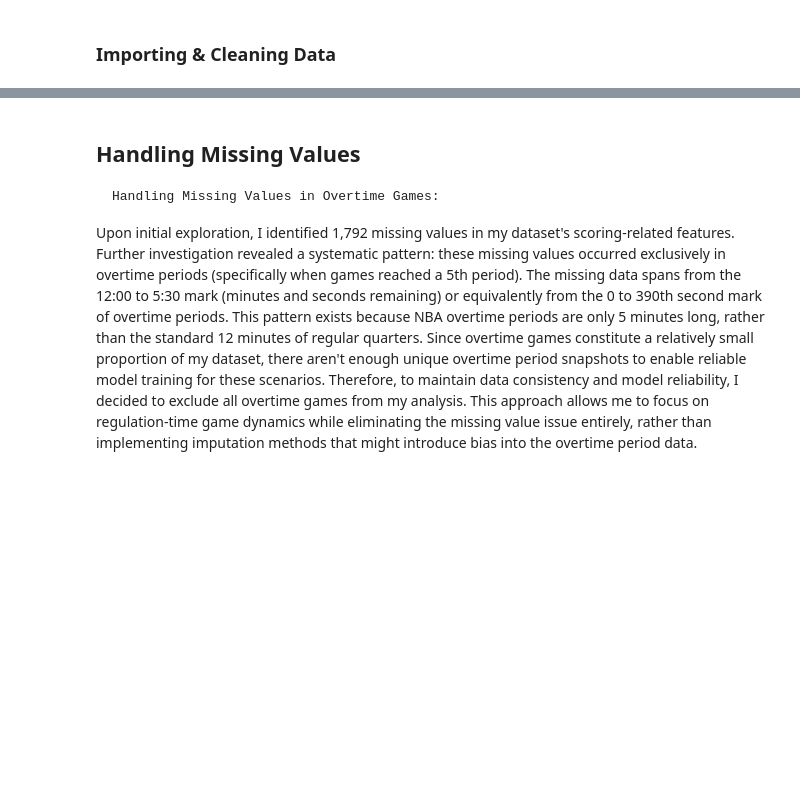
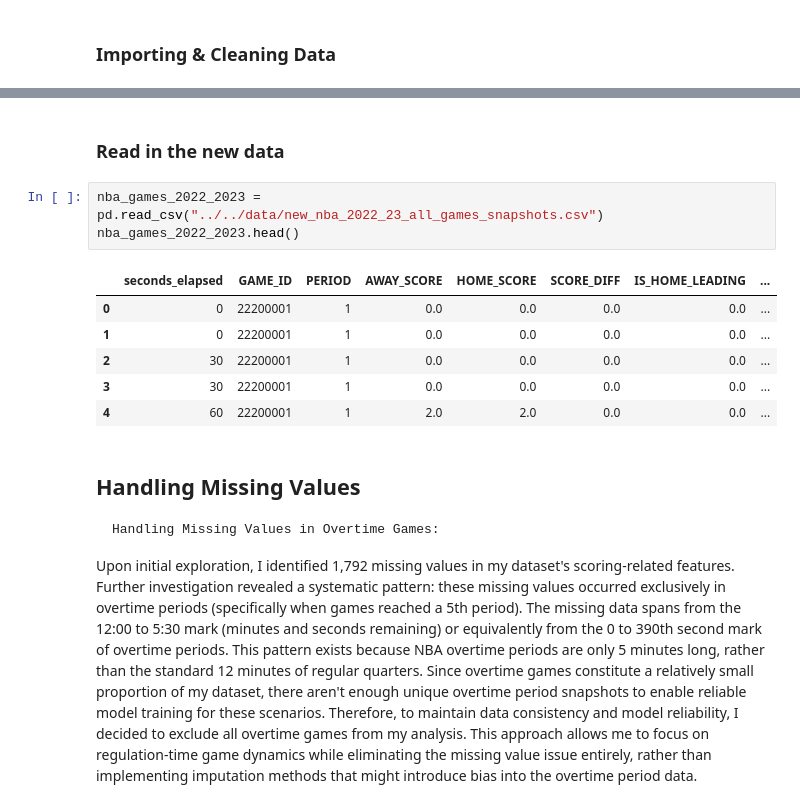
Before and after one commit to MibhaelGray/NBA-Game-Outcomes-A-Machine-Learning-Approach-Based-on-Real-Time-Score-Differentials, a Jupyter notebook: src/models/model.ipynb, the cells around one changed output, grey strips where cells are left out. Saved outputs shown, nothing was run; the diff lists cells and outputs as text; blank space fills up the shorter version.

```diff
--- a/src/models/model.ipynb
+++ b/src/models/model.ipynb
@@ -67,6 +78,18 @@ Column HOME_TEAM_WON has 0 missing values
 Column HOME_TEAM has 0 missing values
 Column AWAY_TEAM has 0 missing values
 Column PCTIMESTRING has 0 missing values
+# %% [markdown]
+### Read in the new data
+# %%
+nba_games_2022_2023 = pd.read_csv("../../data/new_nba_2022_23_all_games_snapshots.csv")
+nba_games_2022_2023.head()
+# %% [output]
+|  | seconds_elapsed | GAME_ID | PERIOD | AWAY_SCORE | HOME_SCORE | SCORE_DIFF | IS_HOME_LEADING | ... |
+| 0 | 0 | 22200001 | 1 | 0.0 | 0.0 | 0.0 | 0.0 | ... |
+| 1 | 0 | 22200001 | 1 | 0.0 | 0.0 | 0.0 | 0.0 | ... |
+| 2 | 30 | 22200001 | 1 | 0.0 | 0.0 | 0.0 | 0.0 | ... |
+| 3 | 30 | 22200001 | 1 | 0.0 | 0.0 | 0.0 | 0.0 | ... |
+| 4 | 60 | 22200001 | 1 | 2.0 | 2.0 | 0.0 | 0.0 | ... |
 # %% [markdown]
 ## Handling Missing Values
 
```
Also changed, not shown: parts of 7 cells of this notebook, 1 other file.
